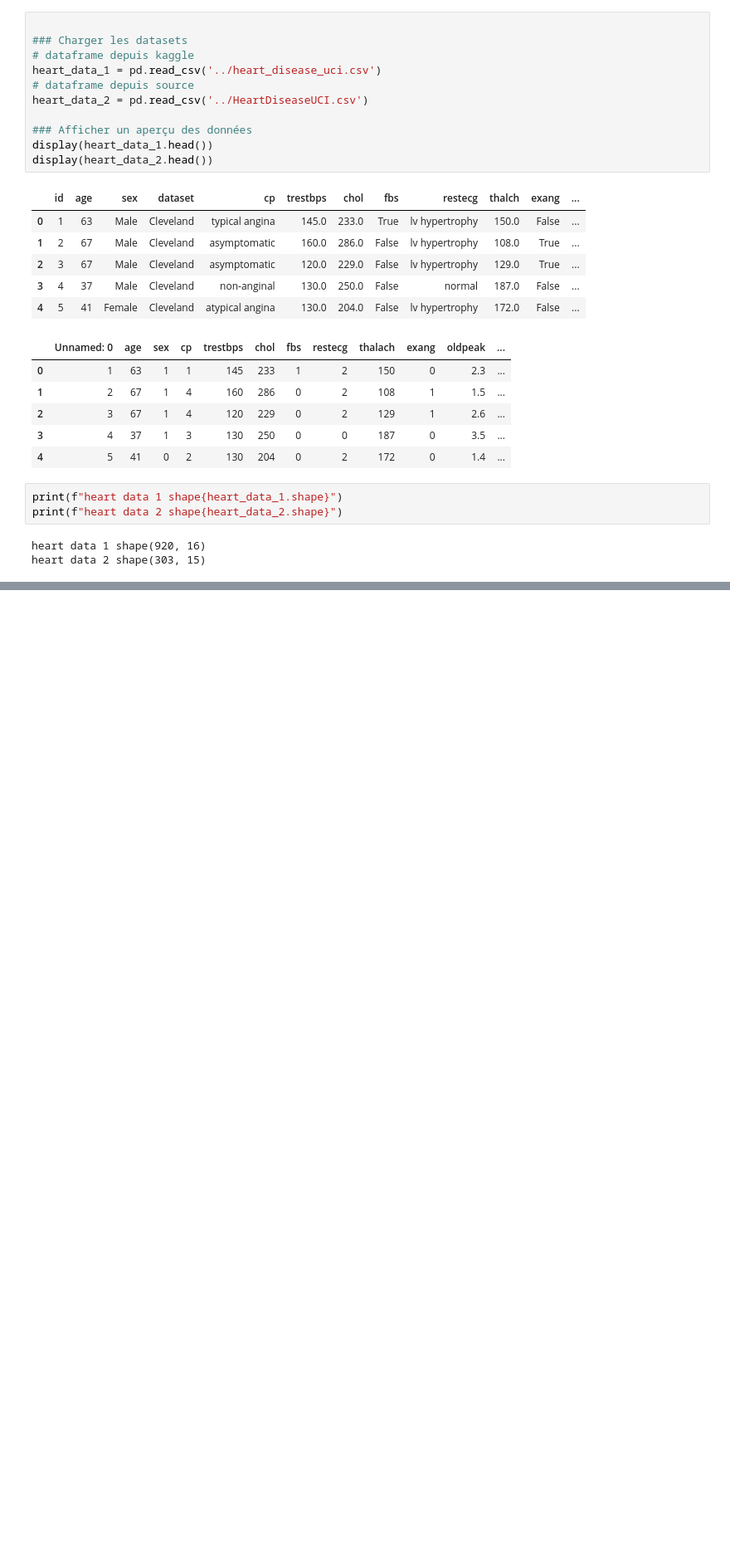
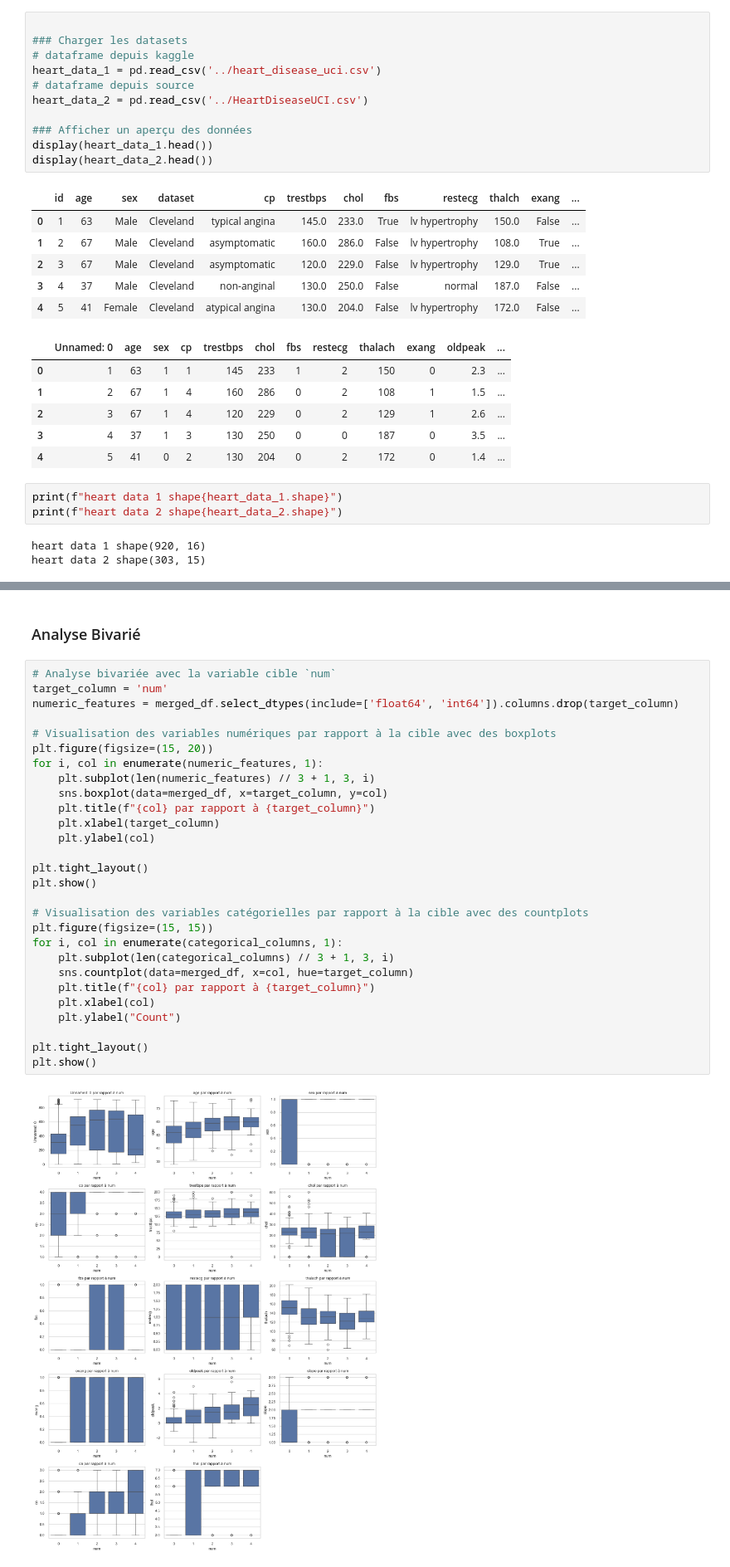
Before and after one commit to YannSko/Kidney_Disease_Classif, a Jupyter notebook: notebook/exploration.ipynb, the cells around one changed output, grey strips where cells are left out. Shown at 83% size. Cells and saved outputs as stored; diff of their text form; blank space fills up the shorter version.

```diff
--- a/notebook/exploration.ipynb
+++ b/notebook/exploration.ipynb
@@ -142,0 +265,32 @@ merged_df.shape
+# %% [markdown]
+### Analyse Bivarié
+# %%
+# Analyse bivariée avec la variable cible `num`
+target_column = 'num'
+numeric_features = merged_df.select_dtypes(include=['float64', 'int64']).columns.drop(target_column)
+
+# Visualisation des variables numériques par rapport à la cible avec des boxplots
+plt.figure(figsize=(15, 20))
+for i, col in enumerate(numeric_features, 1):
+    plt.subplot(len(numeric_features) // 3 + 1, 3, i)
+    sns.boxplot(data=merged_df, x=target_column, y=col)
+    plt.title(f"{col} par rapport à {target_column}")
+    plt.xlabel(target_column)
+    plt.ylabel(col)
+
+plt.tight_layout()
+plt.show()
+
+# Visualisation des variables catégorielles par rapport à la cible avec des countplots
+plt.figure(figsize=(15, 15))
+for i, col in enumerate(categorical_columns, 1):
+    plt.subplot(len(categorical_columns) // 3 + 1, 3, i)
+    sns.countplot(data=merged_df, x=col, hue=target_column)
+    plt.title(f"{col} par rapport à {target_column}")
+    plt.xlabel(col)
+    plt.ylabel("Count")
+
+plt.tight_layout()
+plt.show()
+# %% [output]
+[figure, added]
```
Also changed, not shown: parts of 18 cells of this notebook.
